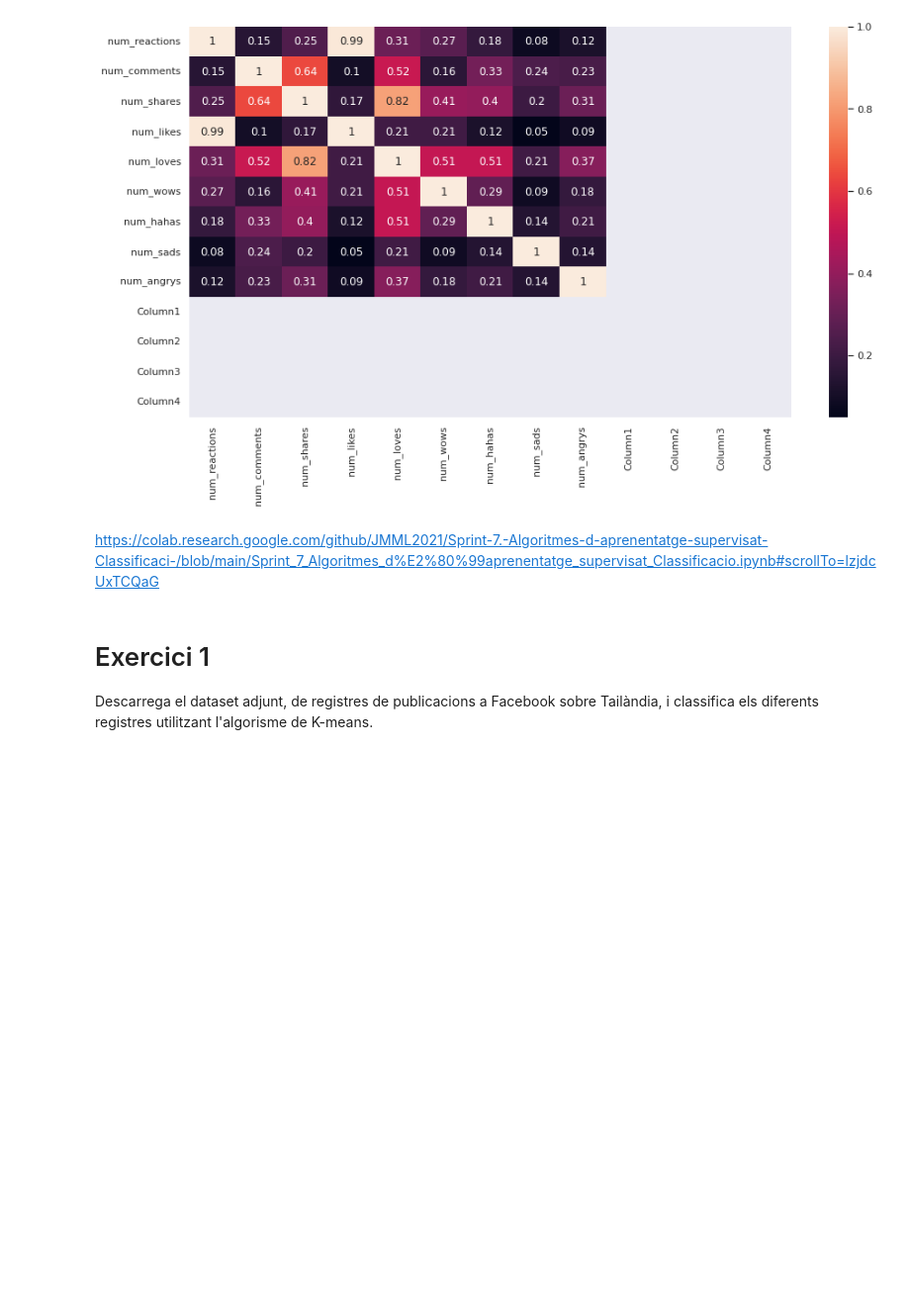
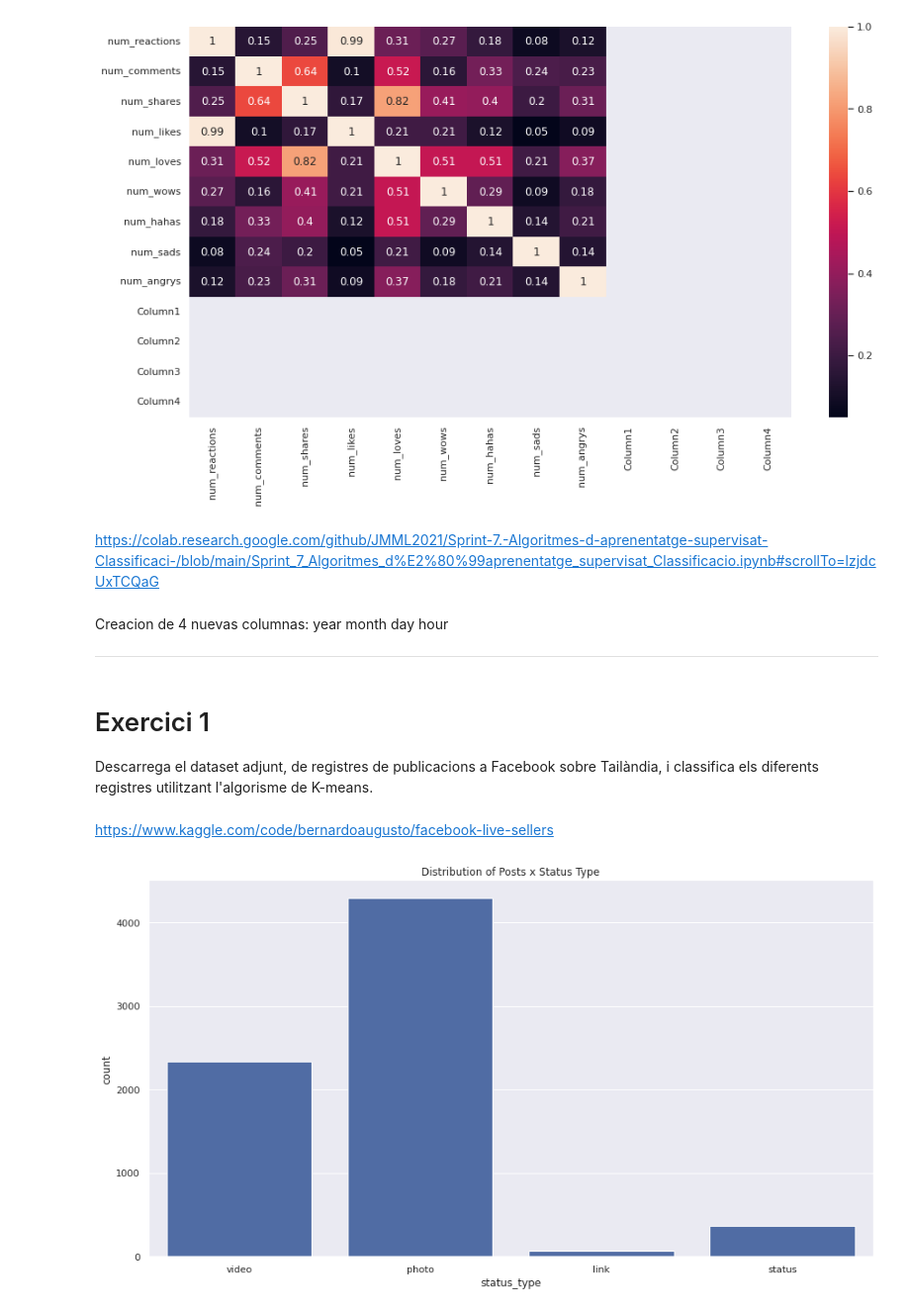
Before and after one commit to JMML2021/Sprint-8.-Algoritmes-d-aprenentatge-NO-supervisat-Agrupaci-, a Jupyter notebook: Sprint_8_Algoritmes_d’aprenentatge_NO_supervisat_Agrupació.ipynb, the cells around one changed output. Shown at 99% size. Saved outputs shown, nothing was run; the diff lists cells and outputs as text; code cells hidden in the pictures; blank space fills up the shorter version.

```diff
--- a/Sprint_8_Algoritmes_d’aprenentatge_NO_supervisat_Agrupació.ipynb
+++ b/Sprint_8_Algoritmes_d’aprenentatge_NO_supervisat_Agrupació.ipynb
@@ -174,3 +174,11 @@ sns.heatmap(data=correlation_matrix, annot=True)
 [figure]
 # %% [markdown]
 https://colab.research.google.com/github/JMML2021/Sprint-7.-Algoritmes-d-aprenentatge-supervisat-Classificaci-/blob/main/Sprint_7_Algoritmes_d%E2%80%99aprenentatge_supervisat_Classificacio.ipynb#scrollTo=lzjdcUxTCQaG
+# %% [markdown]
+Creacion de 4 nuevas  columnas:
+year
+month
+day
+hour
+
+---
@@ -177,3 +194,12 @@ https://colab.research.google.com/github/JMML2021/Sprint-7.-Algoritmes-d-aprenen
 # %% [markdown]
 # Exercici 1
 Descarrega el dataset adjunt, de registres de publicacions a Facebook sobre Tailàndia, i classifica els diferents registres utilitzant l'algorisme de K-means.
+# %% [markdown]
+https://www.kaggle.com/code/bernardoaugusto/facebook-live-sellers
+# %%
+pal = ["#4267B2"]
+pl = sns.countplot(x=df["status_type"], palette= pal)
+pl.set_title("Distribution of Posts x Status Type")
+plt.show()
+# %% [output]
+[figure, added]
```
Also changed, not shown: parts of 12 cells of this notebook.
